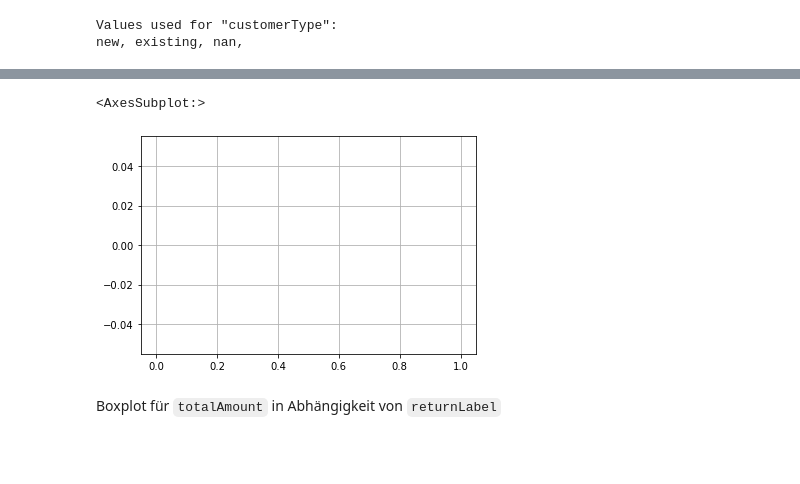
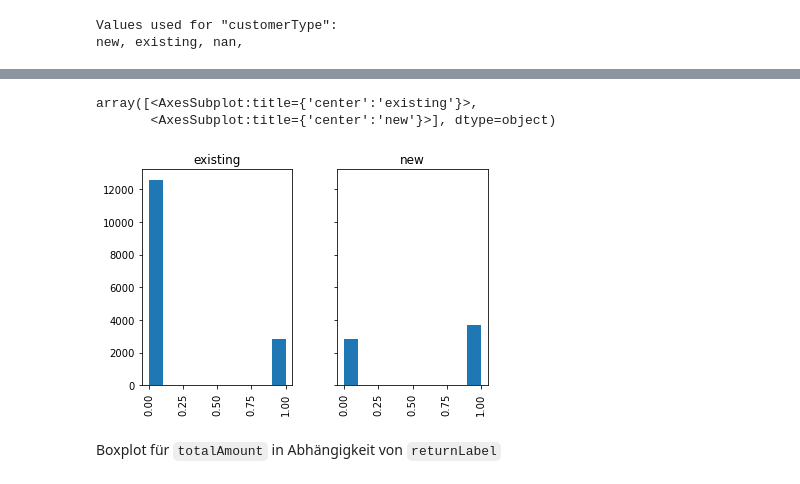
Before and after one commit to czal1011/ml-labor, a Jupyter notebook: project.ipynb, the cells around one changed output, grey strips where cells are left out. Saved outputs shown, nothing was run; the diff lists cells and outputs as text; code cells hidden in the pictures; blank space fills up the shorter version.

```diff
--- a/project.ipynb
+++ b/project.ipynb
@@ -73,10 +61,9 @@ df_existing['returnLabel'].hist()
-# %%
-df_nan = df[df['customerType'] == 'nan']
-df_nan['returnLabel'].hist()
-# TODO Histogramm mit nan überhaupt nötig? None und '' geben das gleiche Histogramm aus
-# %% [output]
-<AxesSubplot:>
-[figure, removed]
+# %%
+df.hist(column="returnLabel", by="customerType", sharey=True)
+# %% [output]
+array([<AxesSubplot:title={'center':'existing'}>,
+       <AxesSubplot:title={'center':'new'}>], dtype=object)
+[figure, added]
 # %% [markdown]
 Boxplot für `totalAmount` in Abhängigkeit von `returnLabel`
 # %%
```
Also changed, not shown: parts of 12 cells of this notebook.
